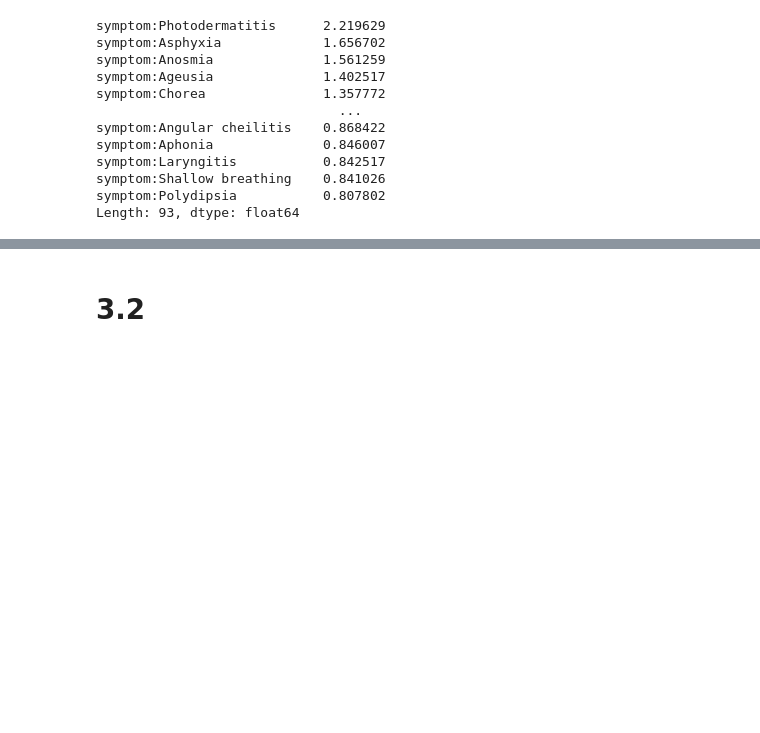
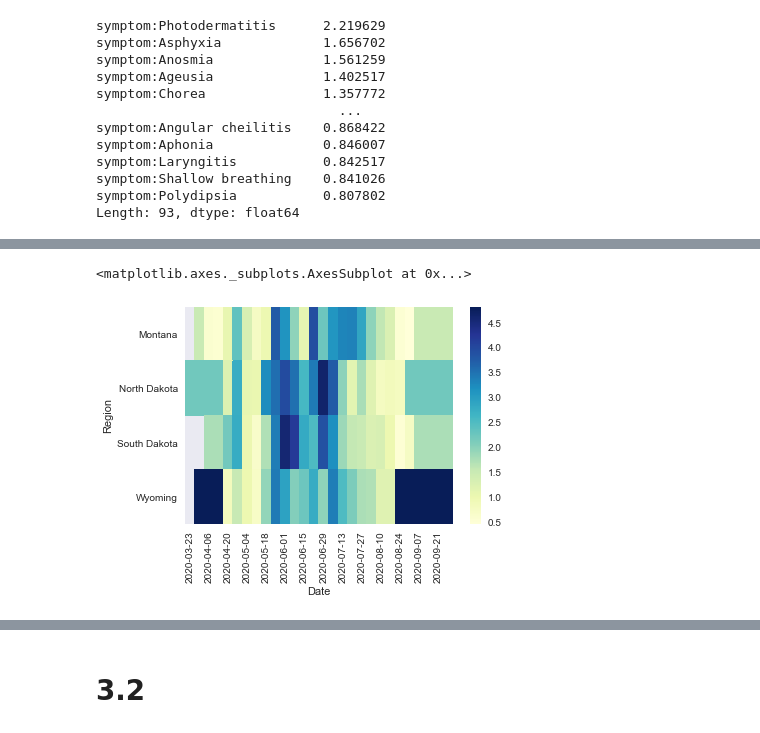
Before and after one commit to brendanmarks/Project1, a Jupyter notebook: Project1.ipynb, the cells around one changed output, grey strips where cells are left out. Saved outputs shown, nothing was run; the diff lists cells and outputs as text; code cells hidden in the pictures; blank space fills up the shorter version.

```diff
--- a/Project1.ipynb
+++ b/Project1.ipynb
@@ -239,3 +295,8 @@ heatmap_ageusia = pd.pivot_table(symptomData, values='symptom:Ageusia',
+# %%
+sns.heatmap(heatmap_photodermatitis, cmap="YlGnBu")
+# %% [output]
+<matplotlib.axes._subplots.AxesSubplot at 0x...>
+[figure, added]
 # %%
 sns.heatmap(heatmap_asphyxia, cmap="YlGnBu")
 # %% [output]
```
Also changed, not shown: parts of 19 cells of this notebook.
